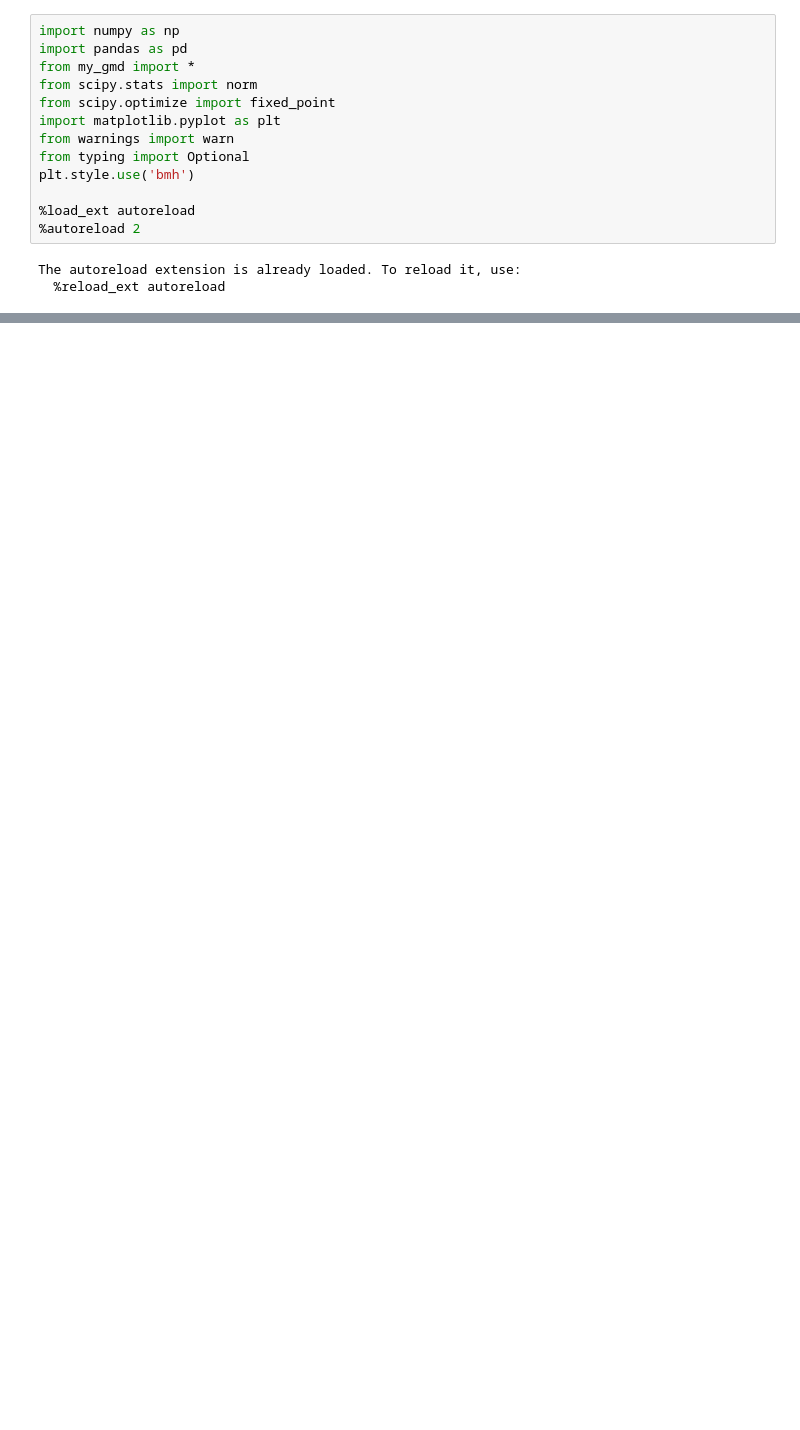
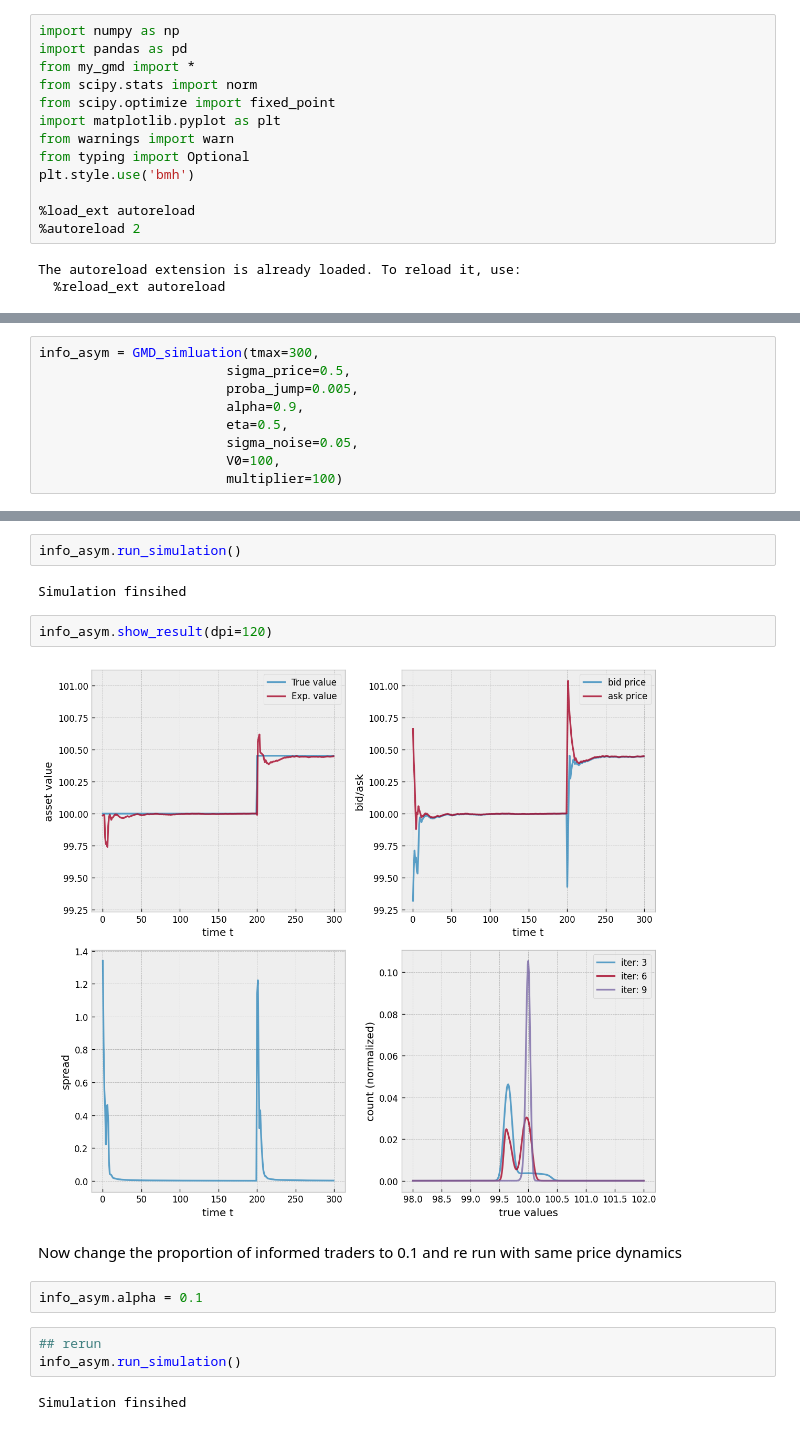
Before and after one commit to laminetiza/GMD_market_making, a Jupyter notebook: gmd_analysis.ipynb, the cells around one changed output, grey strips where cells are left out. Cells and saved outputs as stored; diff of their text form; blank space fills up the shorter version.

```diff
--- a/gmd_analysis.ipynb
+++ b/gmd_analysis.ipynb
@@ -16,0 +69,9 @@ The autoreload extension is already loaded. To reload it, use:
+# %%
+info_asym = GMD_simluation(tmax=300,
+                        sigma_price=0.5,
+                        proba_jump=0.005,
+                        alpha=0.9,
+                        eta=0.5,
+                        sigma_noise=0.05,
+                        V0=100,
+                        multiplier=100)
@@ -16,0 +89,17 @@ The autoreload extension is already loaded. To reload it, use:
+# %%
+info_asym.run_simulation()
+# %% [output]
+Simulation finsihed
+# %%
+info_asym.show_result(dpi=120)
+# %% [output]
+[figure, added]
+# %% [markdown]
+Now change the proportion of informed traders to 0.1 and re run with same price dynamics
+# %%
+info_asym.alpha = 0.1
+# %%
+## rerun
+info_asym.run_simulation()
+# %% [output]
+Simulation finsihed
```
Also changed, not shown: parts of 93 cells of this notebook, 1 other file.
